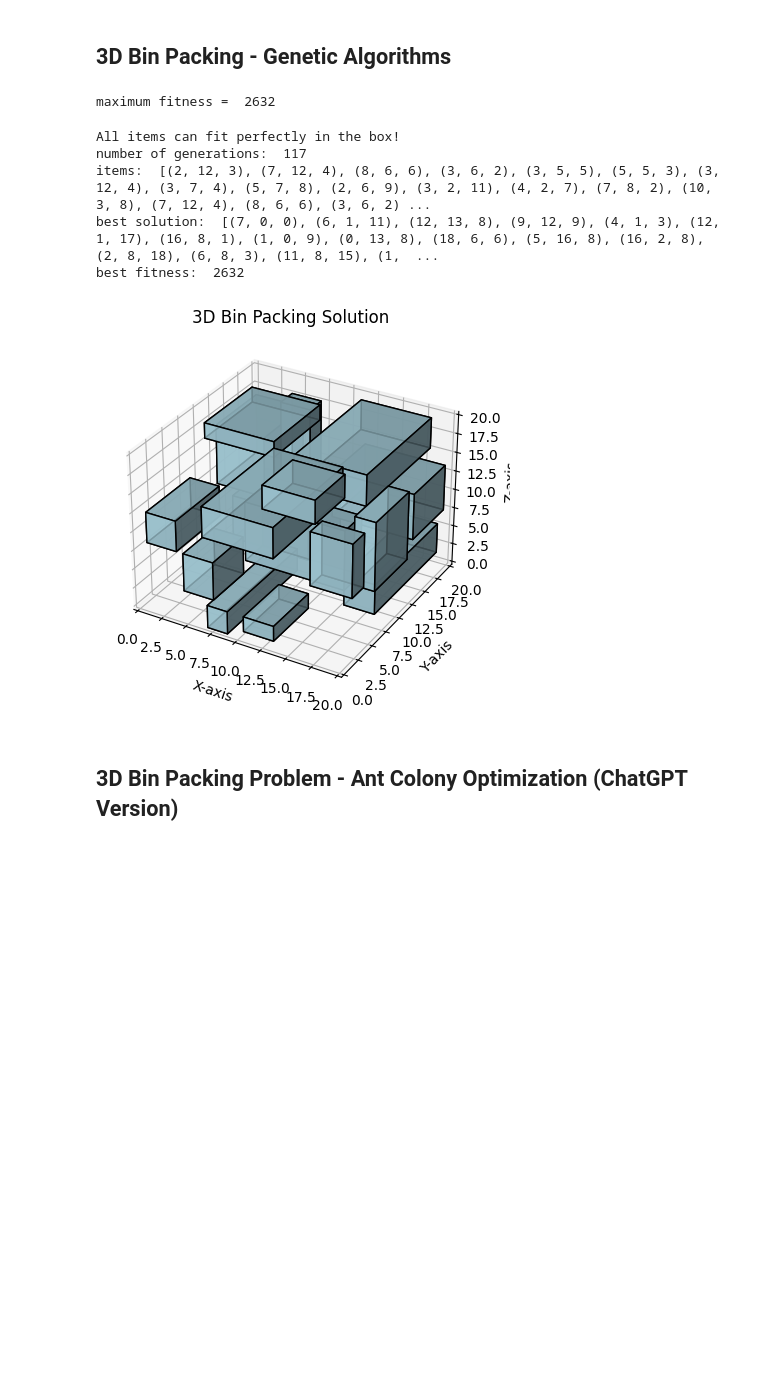
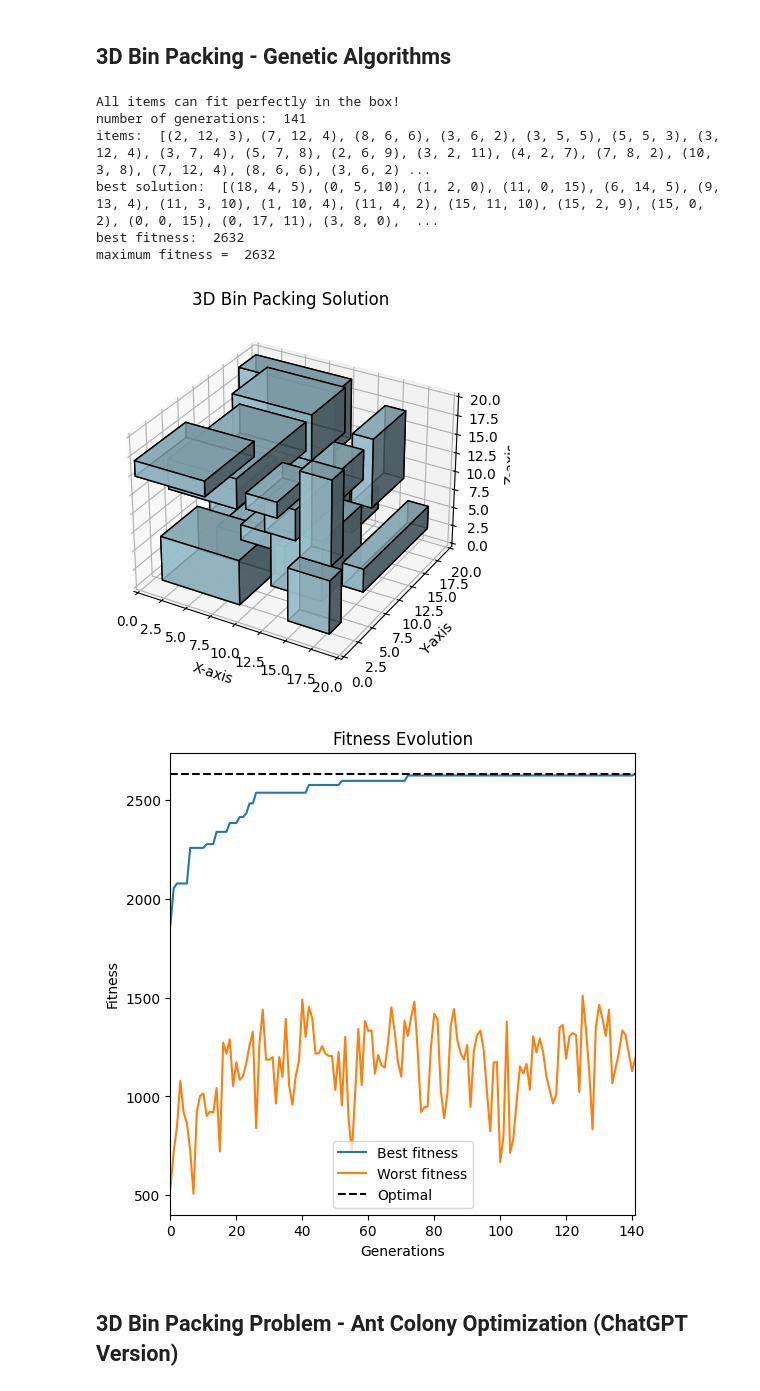
Before and after one commit to MisterMandarino/3D-Packing-Problem-using-Evolutionary-Computations, a Jupyter notebook: BinPackingProblem.ipynb, the cells around one changed output. Drawn from its saved outputs; the diff is of its cells as text; code cells hidden in the pictures; blank space fills up the shorter version.

Commit message:
Update BinPacking
Added fitness visualization

```diff
--- a/BinPackingProblem.ipynb
+++ b/BinPackingProblem.ipynb
@@ -529,8 +529,8 @@ BIN_HEIGHT = 20
 def generate_items(n):
     return [(randrange(1,BIN_WIDTH//3), randrange(1,BIN_HEIGHT//3)) for _ in range(n)]
 
-items = [(2,12),(7,12),(8,6),(3,6),(3,5),(5,5),(3,12),(3,7),(5,7),(2,6),(3,2),(4,2),(3,4),(4,4),(9,2),(11,2)]
-#items = [(2,12),(7,12),(8,6),(3,6),(3,5),(5,5),(3,12),(3,7),(5,7),(2,6),(3,2),(4,2)]
+#items = [(2,12),(7,12),(8,6),(3,6),(3,5),(5,5),(3,12),(3,7),(5,7),(2,6),(3,2),(4,2),(3,4),(4,4),(9,2),(11,2)]
+items = [(2,12),(7,12),(8,6),(3,6),(3,5),(5,5),(3,12),(3,7),(5,7),(2,6),(3,2),(4,2)]
 # %%
 ## utility functions
 def get_overlap_area(pos_a, dim_a, pos_b, dim_b):
@@ -675,9 +689,11 @@ def plot_configuration(configuration, items):
 # %%
-population, generations, fit = run_evolution(generation_limit=200, num_mutation=1, mutation_probability=0.5)
+population, generations, fit, best_fits, worst_fits, fit_lim = run_evolution(generation_limit=250, num_mutation=1, mutation_probability=0.5, n_elites=4)
 
 print('number of generations: ', generations)
 print('items: ', items)
 print('best solution: ', population[0])
+print('maximum fitness = ',fit_lim)
 print('best fitness: ', fit)
 plot_configuration(population[0], items)
+plot_fitness(best_fits, worst_fits, generations, fit_lim)
 # %% [output]
@@ -689,0 +728,20 @@ best fitness:  279
+# %%
+## Fine-tuning mutation
+n_runs = 10
+mutation_rates = [0.1, 0.5, 0.9] # mutation rates
+
+best_fitnesses = []
+for mutation_rate in mutation_rates:
+    fitnesses_each_mutation = []
+    for _ in range(n_runs):
+        _,_,best_fitness,_,_,_ = run_evolution(generation_limit=100, num_mutation=1, mutation_probability=mutation_rate, n_elites=2)
+        fitnesses_each_mutation.append(best_fitness)
+    best_fitnesses.append(fitnesses_each_mutation)
+
+fig = plt.figure('GA (best fitness)')
+ax = fig.gca()
+ax.boxplot(best_fitnesses,notch=False)
+ax.set_xticklabels(mutation_rates)
+ax.set_xlabel('Mutation rate')
+ax.set_ylabel('Best fitness')
+plt.show()
@@ -760,16 +821,14 @@ def mutation(genome, items, num: int = 1, probability: float = 0.5):
 def run_evolution(pop_size=100, generation_limit: int = 100, num_mutation = 1, mutation_probability=0.5):
 
     fitness_limit = sum([item[0]*item[1]*item[2] for item in items])
-    print('maximum fitness = ',fitness_limit)
 
     population = generate_population(pop_size, items=items)
+    best_fitnesses, worst_fitnesses = [], []
 
     for i in tqdm(range(generation_limit)):
         population = sorted(population, key=lambda genome: fitness(genome, items), reverse=True)
-        #print('gen ',i)
-        #print('best fitness: ', fitness(population[0], items))
-        #print('worst fitness: ', fitness(population[-1], items))
-        #print('\n')
+        best_fitnesses.append(fitness(population[0], items))
+        worst_fitnesses.append(fitness(population[-1], items))
 
         if fitness(population[0], items) == fitness_limit:
             print('All items can fit perfectly in the box!')
@@ -788,8 +847,10 @@ def run_evolution(pop_size=100, generation_limit: int = 100, num_mutation = 1, m
 
     population = sorted(population, key=lambda genome: fitness(genome, items), reverse=True)
     best_fitness = fitness(population[0], items)
+    best_fitnesses.append(best_fitness)
+    worst_fitnesses.append(fitness(population[-1], items))
 
-    return population, i, best_fitness
+    return population, i, best_fitness, best_fitnesses, worst_fitnesses, fitness_limit
 # %%
 from mpl_toolkits.mplot3d import Axes3D
 
@@ -830,21 +891,24 @@ def plot_configuration_3d(configuration, items):
     # Show the plot
     plt.show()
 # %%
-population, generations, fit = run_evolution(pop_size=200, generation_limit=200, num_mutation=1, mutation_probability=0.5)
+population, generations, fit, best_fits, worst_fits, fit_lim = run_evolution(pop_size=50, generation_limit=200, num_mutation=2, mutation_probability=0.5)
 
 print('number of generations: ', generations)
 print('items: ', items)
 print('best solution: ', population[0])
 print('best fitness: ', fit)
+print('maximum fitness = ',fit_lim)
 plot_configuration_3d(population[0], items)
+plot_fitness(best_fits, worst_fits, generations, fit_lim)
 # %% [output]
+All items can fit perfectly in the box!
+number of generations:  141
+items:  [(2, 12, 3), (7, 12, 4), (8, 6, 6), (3, 6, 2), (3, 5, 5), (5, 5, 3), (3, 12, 4), (3, 7, 4), (5, 7, 8), (2, 6, 9), (3, 2, 11), (4, 2, 7), (7, 8, 2), (10, 3, 8), (7, 12, 4), (8, 6, 6), (3, 6, 2) ...
+best solution:  [(18, 4, 5), (0, 5, 10), (1, 2, 0), (11, 0, 15), (6, 14, 5), (9, 13, 4), (11, 3, 10), (1, 10, 4), (11, 4, 2), (15, 11, 10), (15, 2, 9), (15, 0, 2), (0, 0, 15), (0, 17, 11), (3, 8, 0),  ...
+best fitness:  2632
 maximum fitness =  2632
-All items can fit perfectly in the box!
-number of generations:  117
-items:  [(2, 12, 3), (7, 12, 4), (8, 6, 6), (3, 6, 2), (3, 5, 5), (5, 5, 3), (3, 12, 4), (3, 7, 4), (5, 7, 8), (2, 6, 9), (3, 2, 11), (4, 2, 7), (7, 8, 2), (10, 3, 8), (7, 12, 4), (8, 6, 6), (3, 6, 2) ...
-best solution:  [(7, 0, 0), (6, 1, 11), (12, 13, 8), (9, 12, 9), (4, 1, 3), (12, 1, 17), (16, 8, 1), (1, 0, 9), (0, 13, 8), (18, 6, 6), (5, 16, 8), (16, 2, 8), (2, 8, 18), (6, 8, 3), (11, 8, 15), (1,  ...
-best fitness:  2632
-[figure, old version]
+[figure, new version]
+[figure, added]
 # %%
 import plotly.graph_objects as go
 
```
Also changed, not shown: parts of 5 cells of this notebook.
